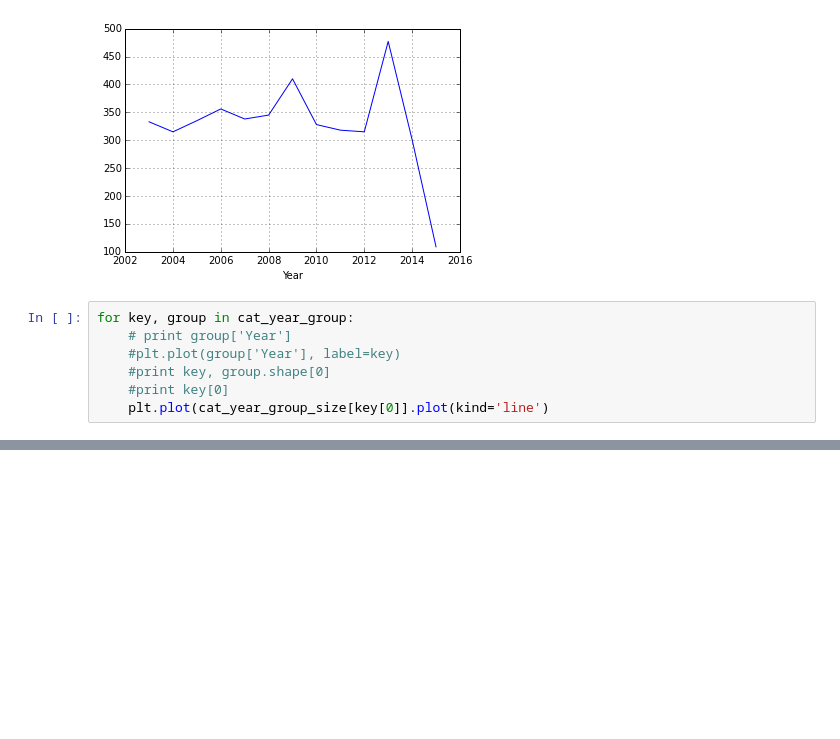
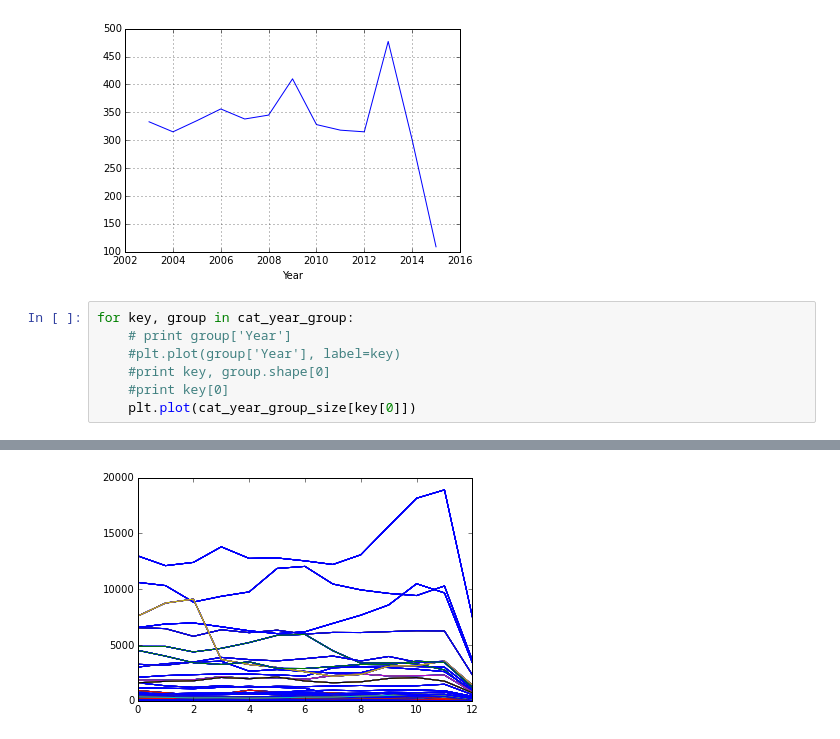
Before and after one commit to arundhaj/kaggle, a Jupyter notebook: sf_crime/sandbox.ipynb, the cells around one changed output, grey strips where cells are left out. Drawn from its saved outputs; the diff is of its cells as text; blank space fills up the shorter version.

Commit message:
line chart

```diff
--- a/sf_crime/sandbox.ipynb
+++ b/sf_crime/sandbox.ipynb
@@ -179,5 +179,5 @@ for key, group in cat_year_group:
     #plt.plot(group['Year'], label=key)
     #print key, group.shape[0]
     #print key[0]
-    plt.plot(cat_year_group_size[key[0]].plot(kind='line')
+    plt.plot(cat_year_group_size[key[0]])
 # %% [output]
@@ -184,0 +184 @@ SyntaxError: invalid syntax (<ipython-input-84-7350c08baeb6>, line 6)
+[figure, added]
```
Also changed, not shown: parts of 1 cell of this notebook.
